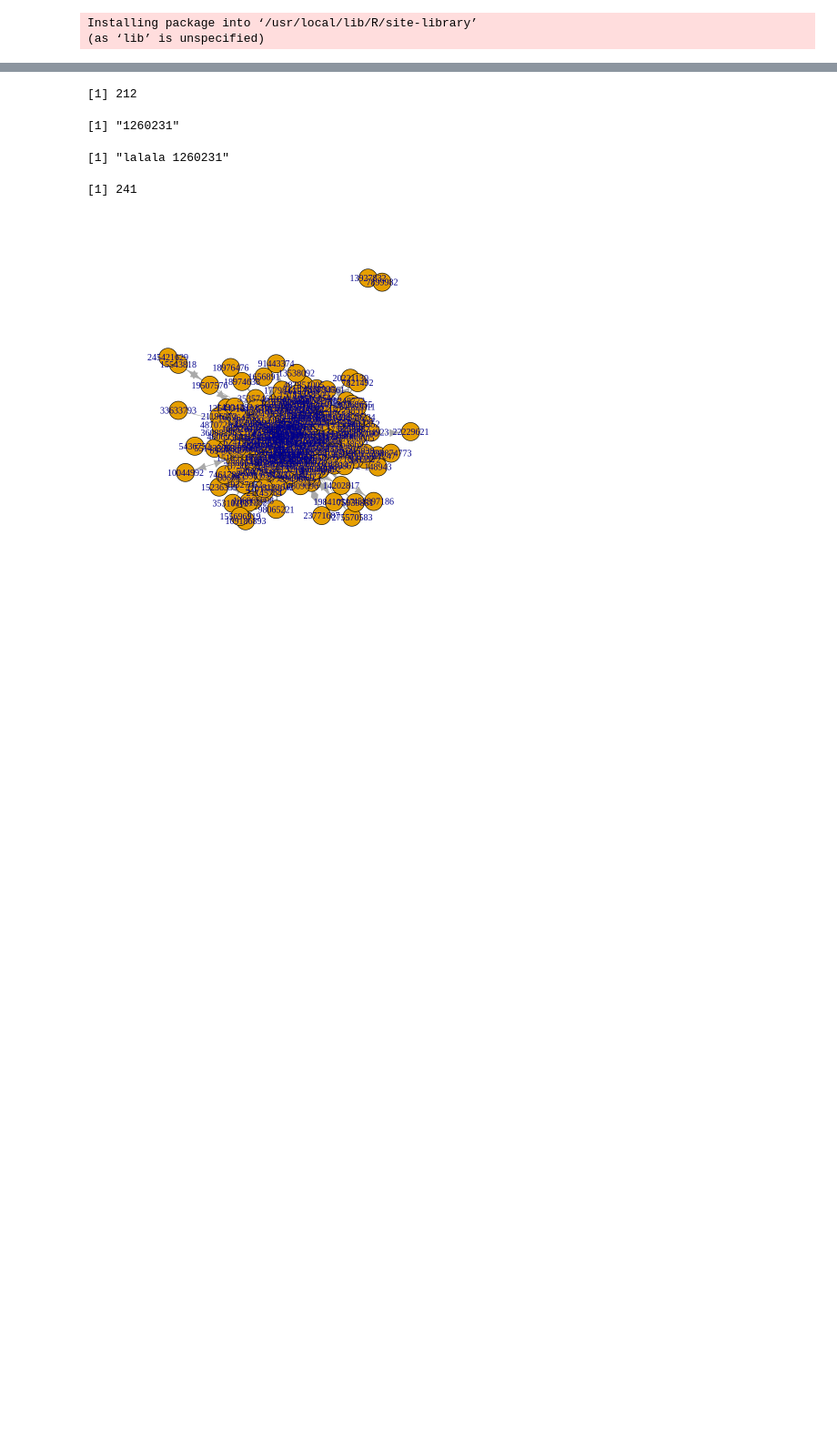
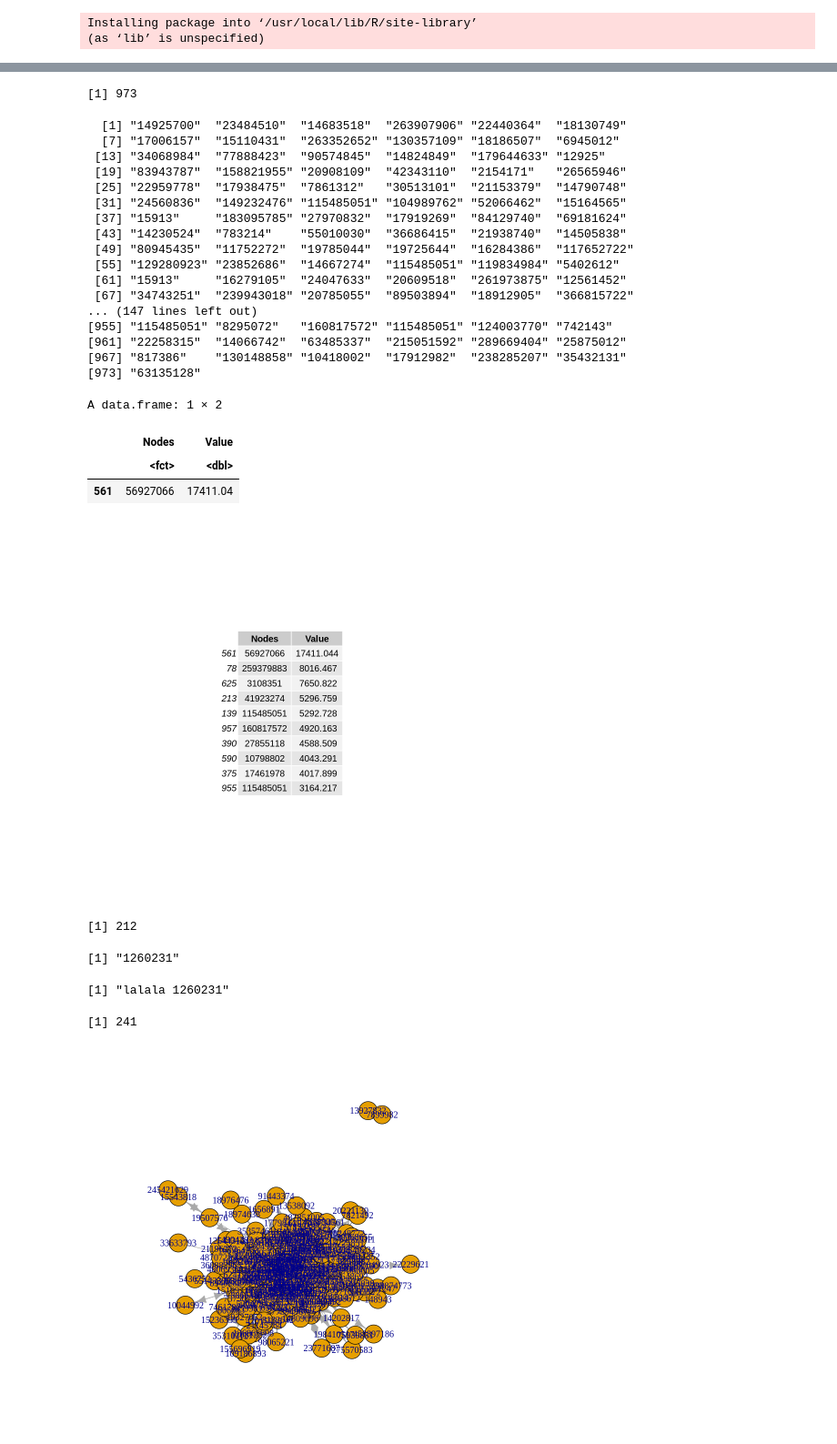
Before and after one commit to dgpay/alpha, a Jupyter notebook: AlphaOtherWay.ipynb, the cells around one changed output, grey strips where cells are left out. Shown at 91% size. Cells and saved outputs as stored; diff of their text form; code cells hidden in the pictures; blank space fills up the shorter version.

```diff
--- a/AlphaOtherWay.ipynb
+++ b/AlphaOtherWay.ipynb
@@ -17,7 +22,7 @@ Warning message:
 library(igraph)
 
 
-files <- list.files(path="/content/", pattern="*.edges", full.names=TRUE, recursive=FALSE)
+files <- list.files(path="/content/oi/", pattern="*.edges", full.names=TRUE, recursive=FALSE)
 u<-lapply(files, function(x) {
     t <- read.table(x, header=TRUE) # load file
     # apply function
@@ -52,6 +57,5 @@ u<-lapply(files, function(x) {
     return(data_frame)
 
 })
-print()
 # %% [output]
 [1] "ini nilai alpha nya :"
@@ -74,42 +78,77 @@ ERROR: ignored
 # %%
-files <- list.files(path="/content/", pattern="*.edges", full.names=TRUE, recursive=FALSE)
-print(length(files))
-print(files)
+library(igraph)
+files <- list.files(path="/content/oi/", pattern="*.edges", full.names=TRUE, recursive=FALSE)
+# files1 <- list.files(path="/content/", pattern="*.circles", full.names=TRUE, recursive=FALSE)
+length(files)
+ArrNode<-array()
+ArrValue<-array()
+for(i in 1:length(files)){
+    # print(files[i])
+    t <- read.table(files[i], header=TRUE) # load file
+    # tab<-read.table ("/content/12831.circles" , header = FALSE)
 
-for(i in 1:length(files)){
-    print(files[i])
-    t <- read.table(files[i], header=TRUE) # load file
+
     # apply function
     #out <- function(t)
     # write to file
     #write.table(out, "path/to/output", sep="\t", quote=FALSE, row.names=FALSE, col.names=TRUE)
     links <- data.frame(
         source=c(t[1]),
         target=c(t[2])
         )
 
     # create the network object
     network <- graph_from_data_frame(d=links, directed=T)
     # print_all(network)
     arr<-alpha.centrality(network,alpha = 0.7)
     a<-max(arr) #nilai alpha terbesar
     indx<-match(c(a),arr) #cari index ke berapa
     NodeId<- as_ids(V(network)) #ini idNode nya dari setiap buletan ego
-    print("ini nilai alpha nya :")
-    print(a)
-    print("ini nama nodenya :")
-    print(NodeId[indx]) #ini vertex yang kuatnya
-
-    arrnode<-NodeId[indx]
-    arrnilai<-a
-    arrNode <- c(arrnode)
-    arrNilai <- c(a)
-    data_frame <- data.frame(arrNode,arrNilai)
-
-
-
+    # print("ini nilai alpha nya :")
+    # print(a)
+    ArrValue[i]<-a
+    # print("ini nama nodenya :")
+    node<-NodeId[indx]
+    # print(node) #ini vertex yang kuatnya
+    ArrNode[i]<-node
 
 }
+
+print(ArrNode)
+Value<-c(ArrValue)
+Nodes<-c(ArrNode)
+data_frame <- data.frame(Nodes,Value)
+df <-data_frame[order(data_frame$Value,decreasing = TRUE),]
+head(df,n=1)
+sliced_df = head(df,n=10)
+#Plot your table with table Grob in the library(gridExtra)
+library(gridExtra)
+library(grid)
+grid.table(sliced_df)
+# %% [output]
+[1] 973
+  [1] "14925700"  "23484510"  "14683518"  "263907906" "22440364"  "18130749"
+  [7] "17006157"  "15110431"  "263352652" "130357109" "18186507"  "6945012"
+ [13] "34068984"  "77888423"  "90574845"  "14824849"  "179644633" "12925"
+ [19] "83943787"  "158821955" "20908109"  "42343110"  "2154171"   "26565946"
+ [25] "22959778"  "17938475"  "7861312"   "30513101"  "21153379"  "14790748"
+ [31] "24560836"  "149232476" "115485051" "104989762" "52066462"  "15164565"
+ [37] "15913"     "183095785" "27970832"  "17919269"  "84129740"  "69181624"
+ [43] "14230524"  "783214"    "55010030"  "36686415"  "21938740"  "14505838"
+ [49] "80945435"  "11752272"  "19785044"  "19725644"  "16284386"  "117652722"
+ [55] "129280923" "23852686"  "14667274"  "115485051" "119834984" "5402612"
+ [61] "15913"     "16279105"  "24047633"  "20609518"  "261973875" "12561452"
+ [67] "34743251"  "239943018" "20785055"  "89503894"  "18912905"  "366815722"
+... (147 lines left out)
+[955] "115485051" "8295072"   "160817572" "115485051" "124003770" "742143"
+[961] "22258315"  "14066742"  "63485337"  "215051592" "289669404" "25875012"
+[967] "817386"    "130148858" "10418002"  "17912982"  "238285207" "35432131"
+[973] "63135128"
+A data.frame: 1 × 2
+|  | Nodes | Value |
+|  | <fct> | <dbl> |
+| 561 | 56927066 | 17411.04 |
+[figure, added]
 # %%
  # tab1<-read.table ("/content/12831.feat" , header = FALSE)
     net<- as.matrix(tab1)
```
Also changed, not shown: parts of 4 cells of this notebook.
